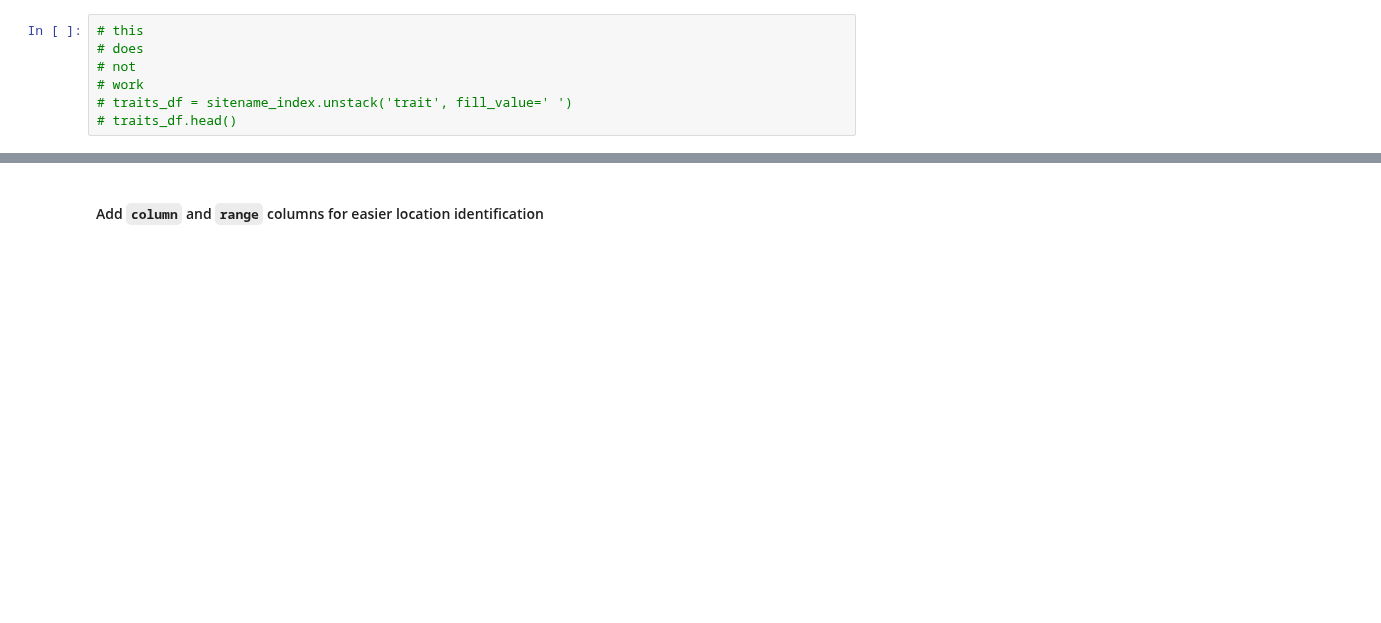
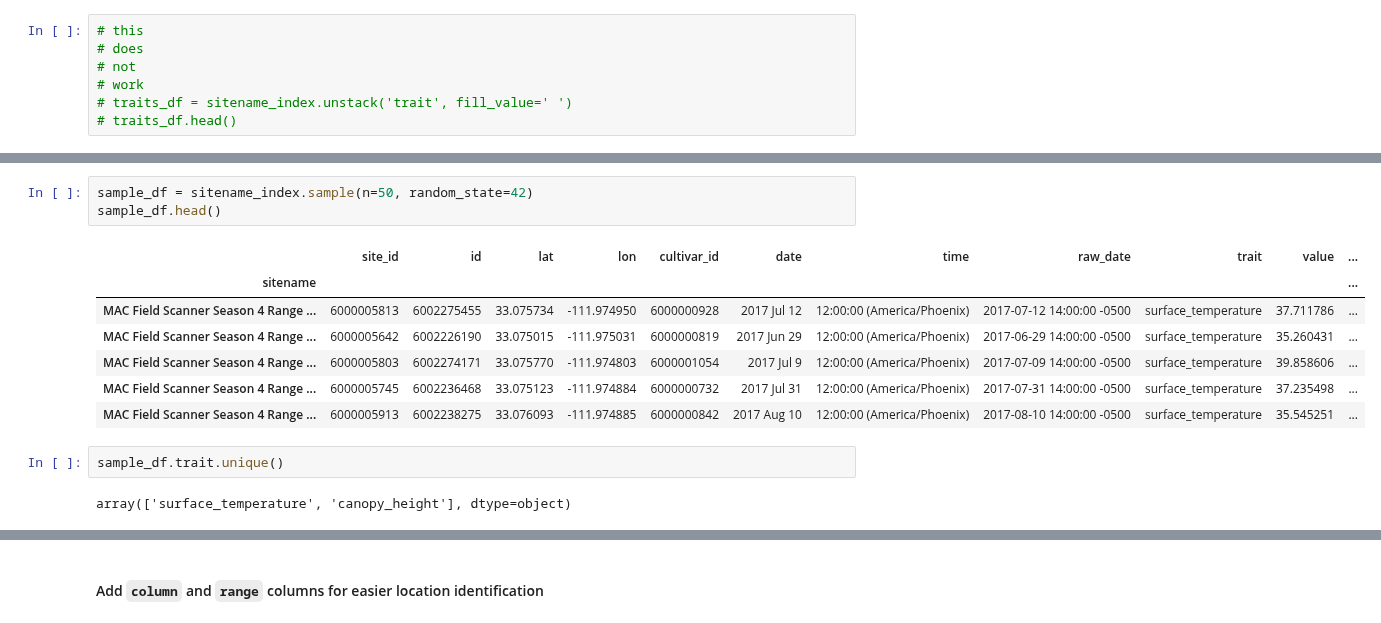
Before and after one commit to genophenoenvo/terraref-datasets, a Jupyter notebook: notebooks/season_4_pheno_table_2.ipynb, the cells around one changed output, grey strips where cells are left out. Drawn from its saved outputs; the diff is of its cells as text; blank space fills up the shorter version.

```diff
--- a/notebooks/season_4_pheno_table_2.ipynb
+++ b/notebooks/season_4_pheno_table_2.ipynb
@@ -143,0 +154,15 @@ Name: value, dtype: float64
+# %%
+sample_df = sitename_index.sample(n=50, random_state=42)
+sample_df.head()
+# %% [output]
+|  | site_id | id | lat | lon | cultivar_id | date | time | raw_date | trait | value | ... |
+| sitename |  |  |  |  |  |  |  |  |  |  | ... |
+| MAC Field Scanner Season 4 Range ... | 6000005813 | 6002275455 | 33.075734 | -111.974950 | 6000000928 | 2017 Jul 12 | 12:00:00 (America/Phoenix) | 2017-07-12 14:00:00 -0500 | surface_temperature | 37.711786 | ... |
+| MAC Field Scanner Season 4 Range ... | 6000005642 | 6002226190 | 33.075015 | -111.975031 | 6000000819 | 2017 Jun 29 | 12:00:00 (America/Phoenix) | 2017-06-29 14:00:00 -0500 | surface_temperature | 35.260431 | ... |
+| MAC Field Scanner Season 4 Range ... | 6000005803 | 6002274171 | 33.075770 | -111.974803 | 6000001054 | 2017 Jul 9 | 12:00:00 (America/Phoenix) | 2017-07-09 14:00:00 -0500 | surface_temperature | 39.858606 | ... |
+| MAC Field Scanner Season 4 Range ... | 6000005745 | 6002236468 | 33.075123 | -111.974884 | 6000000732 | 2017 Jul 31 | 12:00:00 (America/Phoenix) | 2017-07-31 14:00:00 -0500 | surface_temperature | 37.235498 | ... |
+| MAC Field Scanner Season 4 Range ... | 6000005913 | 6002238275 | 33.076093 | -111.974885 | 6000000842 | 2017 Aug 10 | 12:00:00 (America/Phoenix) | 2017-08-10 14:00:00 -0500 | surface_temperature | 35.545251 | ... |
+# %%
+sample_df.trait.unique()
+# %% [output]
+array(['surface_temperature', 'canopy_height'], dtype=object)
```
Also changed, not shown: parts of 5 cells of this notebook, 1 other file.
